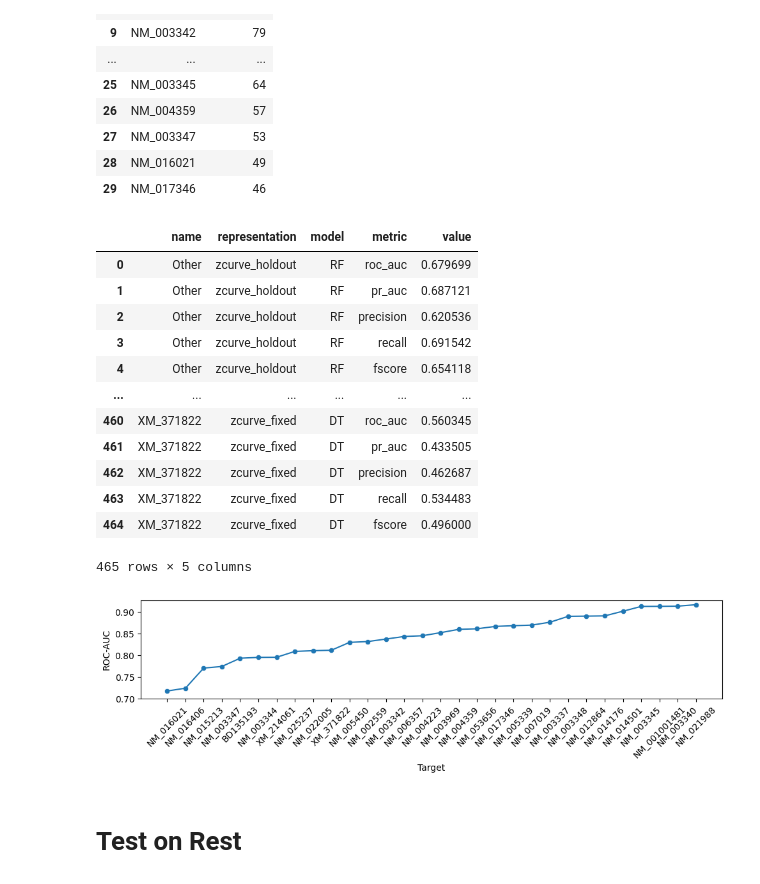
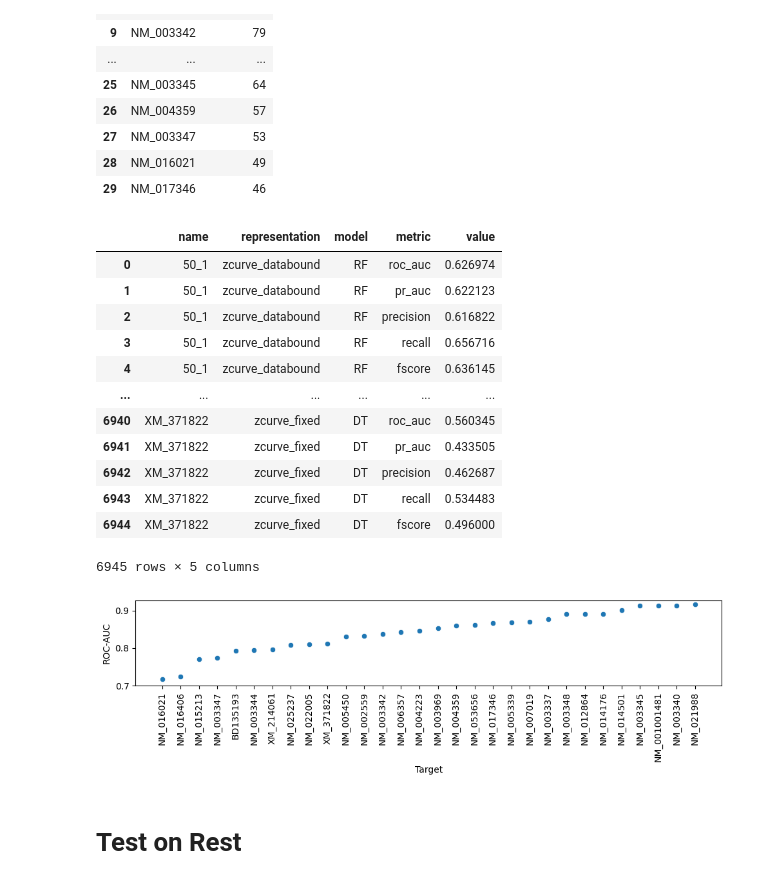
Before and after one commit to apkrfi/unMod-siRNA-Pred, a Jupyter notebook: Check_Performance.ipynb, the cells around one changed output. Cells and saved outputs as stored; diff of their text form; code cells hidden in the pictures.

```diff
--- a/Check_Performance.ipynb
+++ b/Check_Performance.ipynb
@@ -13,7 +13,7 @@ from statsmodels.formula.api import mixedlm
 # Main Model
 # %%
 rows=[]
-outpath='outfolder/'
+outpath='LOGO_outfolder/'
 for filename in os.listdir(outpath):
     if filename.endswith(".json"):  # process only JSON files
         filepath = os.path.join(outpath, filename)
@@ -38,7 +38,10 @@ for filename in os.listdir(outpath):
 
 # Build DataFrame
 df = pd.DataFrame(rows)
-
+df.drop(df[df['representation'] =='zcurve_repeat'].index, inplace=True)
+df['model']=df['model'].replace("RF", "Random Forest")
+df['model']=df['model'].replace("LGR", "Logistic Regression")
+df['model']=df['model'].replace("DT", "Decision Tree")
 df
 # %% [output]
 |  | name | representation | model | metric | value |
@@ -197,7 +200,7 @@ for filename in ['zcurve_'+str(i)+'.json' for i in range(0,21)]:
                 for metric, value in metrics.items():
                     rows.append({
                         "name": name,
-                        "window": filename[:-5],
+                        "window": f"{(b:=filename[:-5]).rsplit('_',1)[0]}_{int(b.rsplit('_',1)[1]) + 1}",
                         "model": model,
                         "metric": metric,
                         "value": value
@@ -555,39 +558,39 @@ df = pd.DataFrame(rows)
 df
 # %% [output]
 |  | name | representation | model | metric | value |
-| 0 | Other | zcurve_holdout | RF | roc_auc | 0.679699 |
-| 1 | Other | zcurve_holdout | RF | pr_auc | 0.687121 |
-| 2 | Other | zcurve_holdout | RF | precision | 0.620536 |
-| 3 | Other | zcurve_holdout | RF | recall | 0.691542 |
-| 4 | Other | zcurve_holdout | RF | fscore | 0.654118 |
+| 0 | 50_1 | zcurve_databound | RF | roc_auc | 0.626974 |
+| 1 | 50_1 | zcurve_databound | RF | pr_auc | 0.622123 |
+| 2 | 50_1 | zcurve_databound | RF | precision | 0.616822 |
+| 3 | 50_1 | zcurve_databound | RF | recall | 0.656716 |
+| 4 | 50_1 | zcurve_databound | RF | fscore | 0.636145 |
 | ... | ... | ... | ... | ... | ... |
-| 460 | XM_371822 | zcurve_fixed | DT | roc_auc | 0.560345 |
-| 461 | XM_371822 | zcurve_fixed | DT | pr_auc | 0.433505 |
-| 462 | XM_371822 | zcurve_fixed | DT | precision | 0.462687 |
-| 463 | XM_371822 | zcurve_fixed | DT | recall | 0.534483 |
-| 464 | XM_371822 | zcurve_fixed | DT | fscore | 0.496000 |
+| 6940 | XM_371822 | zcurve_fixed | DT | roc_auc | 0.560345 |
+| 6941 | XM_371822 | zcurve_fixed | DT | pr_auc | 0.433505 |
+| 6942 | XM_371822 | zcurve_fixed | DT | precision | 0.462687 |
+| 6943 | XM_371822 | zcurve_fixed | DT | recall | 0.534483 |
+| 6944 | XM_371822 | zcurve_fixed | DT | fscore | 0.496000 |
-465 rows × 5 columns
+6945 rows × 5 columns
 # %%
 filtered_df = df[(df['model'] == 'LGR') &
                  (df['representation'] == 'zcurve_fixed') &
                  (df['metric'] == 'roc_auc')]
 
 # Sort by value ascending
 filtered_df = filtered_df.sort_values(by='value')
 mean_roc=np.round(np.mean(filtered_df['value']),3)
 # Scatter line plot
 plt.figure(figsize=(10,3))
 sns.scatterplot(data=filtered_df, x='name', y='value')
-sns.lineplot(data=filtered_df, x='name', y='value', sort=False)
+#sns.lineplot(data=filtered_df, x='name', y='value', sort=False)
 plt.ylim(bottom=0.7)
-plt.xticks(rotation=45)
+plt.xticks(rotation=90)
 plt.xlabel('Target')
 plt.ylabel('ROC-AUC')
 #plt.title(f'ROC-AUC {mean_roc} by Target for Logistic Regression on Z-curves (Fixed Size Training Data)')
 plt.tight_layout()
 plt.savefig('LGR_ZCURVE_ROC_FIXEDSIZE.png',dpi=300)
 # %% [output]
-[figure, old version]
+[figure, new version]
 # %% [markdown]
 # Test on Rest
 # %%
```
Also changed, not shown: parts of 7 cells of this notebook, 9 other files.
